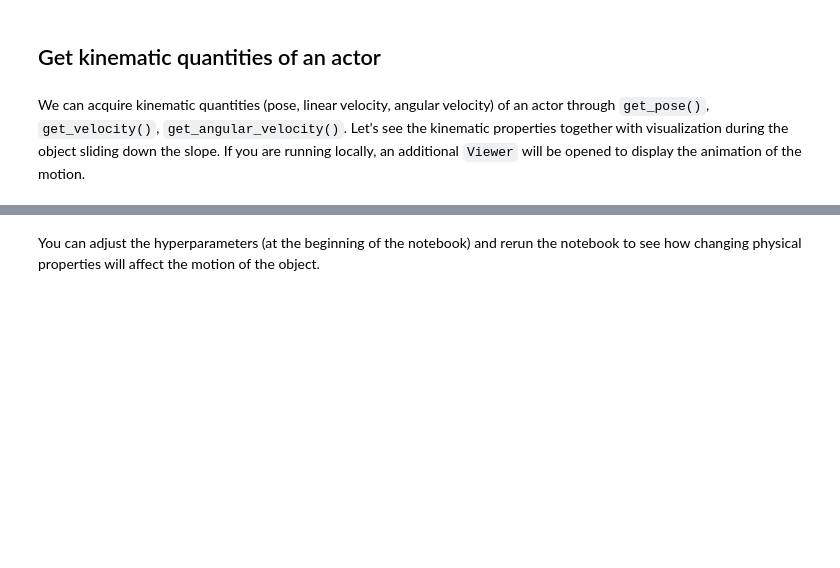
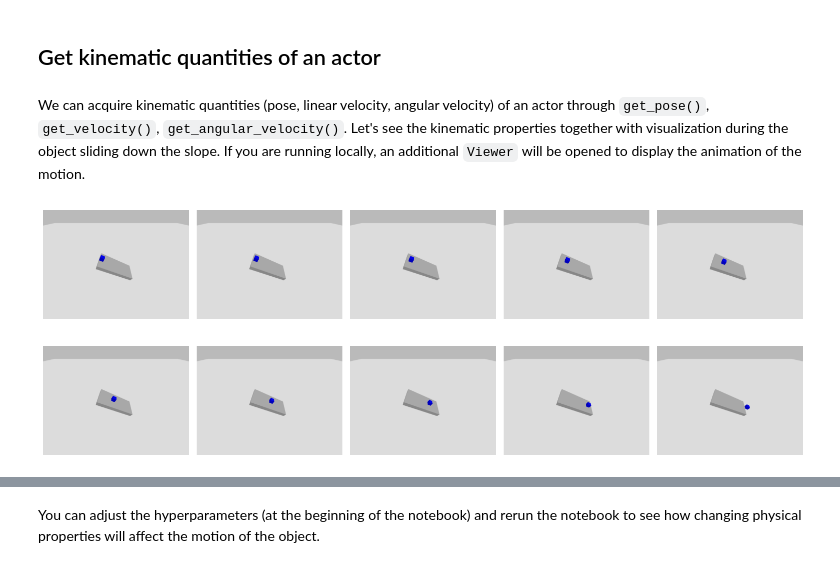
Before and after one commit to CR400AFLUO/computer-networking-learn-cs144, a Jupyter notebook: basics/3_physics.ipynb, the cells around one changed output, grey strips where cells are left out. Cells and saved outputs as stored; diff of their text form; code cells hidden in the pictures; blank space fills up the shorter version.

```diff
--- a/basics/3_physics.ipynb
+++ b/basics/3_physics.ipynb
@@ -253,5 +261,20 @@ TypeError: ActorBuilder.add_box_visual() got an unexpected keyword argument 'col
 ## Set damping for the actor
 # %% [markdown]
 Sometimes, you might model some resistance proportional to (linear or angular) velocity, like air resistance. It can be achieved by setting the **damping** of an actor.
-# %%
-actor.set_damping(linear=linear_damping, angular=angular_damping)
+# %%
+# SAPIEN 3.0 适配写法
+rigid_component = None
+
+# 1. 遍历实体的所有组件，寻找动态物理组件
+for component in actor.get_components():
+    if isinstance(component, sapien.physx.PhysxRigidDynamicComponent):
+        rigid_component = component
+        break
+
+# 2. 如果找到了，则设置阻尼属性
+if rigid_component:
+    rigid_component.linear_damping = linear_damping
+    rigid_component.angular_damping = angular_damping
+    print(f"成功设置阻尼: linear={linear_damping}, angular={angular_damping}")
+else:
+    print("错误：该 actor 没有动态物理组件（PhysxRigidDynamicComponent），无法设置阻尼。")
@@ -260,69 +285,90 @@ actor.set_damping(linear=linear_damping, angular=angular_damping)
 # %% [markdown]
 We can acquire kinematic quantities (pose, linear velocity, angular velocity) of an actor through `get_pose()`, `get_velocity()`, `get_angular_velocity()`. Let's see the kinematic properties together with visualization during the object sliding down the slope. If you are running locally, an additional `Viewer` will be opened to display the animation of the motion.
 # %%
+# --- 1. 灯光与相机设置 ---
 scene.set_ambient_light([0.5, 0.5, 0.5])
 scene.add_directional_light([0, 1, -1], [0.5, 0.5, 0.5])
 
 camera = scene.add_camera(name='camera', width=1024, height=768, fovy=1.57, near=0.1, far=100)
-camera.set_pose(sapien.Pose([-1.04541, 0, 1.54541], [0.92388, 0, 0.382683, 0]))
+# SAPIEN 3.0 修正：使用 set_entity_pose 消除警告
+camera.set_entity_pose(sapien.Pose([-1.04541, 0, 1.54541], [0.92388, 0, 0.382683, 0]))
 
+# --- 2. 准备数据容器 ---
 plt.figure(figsize=(15, 6))
-
 step = []
 pose = []
 velocity = []
 angular_velocity = []
 
+# 确保我们能拿到物理组件来读取速度
+rigid_component = None
+for component in actor.get_components():
+    if isinstance(component, sapien.physx.PhysxRigidDynamicComponent):
+        rigid_component = component
+        break
+
+# --- 3. 仿真循环 ---
 if IN_COLAB:
     for steps in range(100):
         scene.step()
 
         if steps % 10 == 0:
-            # Visualization
+            # 渲染可视化
             scene.update_render()
             camera.take_picture()
-            rgba = camera.get_color_rgba()
-            plt.subplot(2, 5, steps//10+1)
-            plt.imshow(rgba[..., :3])
 
-            # Save kinematic quantities
+            # SAPIEN 3.0 关键修正：使用 get_picture("Color") 获取图片数据
+            # 这里的 "Color" 对应原先的 RGBA 数据
+            rgba = camera.get_picture("Color")
+
+            plt.subplot(2, 5, steps // 10 + 1)
+            plt.imshow(rgba[..., :3]) # 只取 RGB 通道进行显示
+            plt.axis('off')
+
+            # 保存运动学数据
             step.append(steps)
             pose.append(actor.get_pose())
-            velocity.append(actor.get_velocity())
-            angular_velocity.append(actor.get_angular_velocity())
+
+            if rigid_component:
+                velocity.append(rigid_component.get_linear_velocity())
+                angular_velocity.append(rigid_component.get_angular_velocity())
+            else:
+                velocity.append(np.array([0, 0, 0]))
+                angular_velocity.append(np.array([0, 0, 0]))
 else:
+    # 本地 Viewer 逻辑（适配 SAPIEN 3.0）
     from sapien.utils import Viewer
-    viewer = Viewer(renderer)
+    viewer = Viewer()
     viewer.set_scene(scene)
-    viewer.set_camera_xyz(x=-1, y=0, z=1.5)
-    viewer.set_camera_rpy(r=0, p=-np.arctan2(2, 2), y=0)
-    viewer.window.set_camera_parameters(near=0.05, far=100, fovy=1)
 
     steps = 0
     while not viewer.closed:
         scene.step()
         scene.update_render()
         viewer.render()
 
         if steps < 100 and steps % 10 == 0:
-            # Visualization
-            scene.update_render()
             camera.take_picture()
-            rgba = camera.get_color_rgba()
-            plt.subplot(2, 5, steps//10+1)
+            rgba = camera.get_picture("Color")
+            plt.subplot(2, 5, steps // 10 + 1)
             plt.imshow(rgba[..., :3])
 
-            # Save kinematic quantities
             step.append(steps)
             pose.append(actor.get_pose())
-            velocity.append(actor.get_velocity())
-            angular_velocity.append(actor.get_angular_velocity())
-
+            if rigid_component:
+                velocity.append(rigid_component.get_linear_velocity())
+                angular_velocity.append(rigid_component.get_angular_velocity())
         steps += 1
 
+plt.tight_layout()
 plt.show()
+
+# --- 4. 打印结果 ---
+print("\n--- Simulation Results ---")
 for i in range(len(step)):
-    print("step: ", step[i])
-    print("Pose: ", pose[i])
-    print("Velocity: ", velocity[i])
-    print("Angular velocity: ", angular_velocity[i])
+    print(f"Step: {step[i]}")
+    print(f"  Pose: p={pose[i].p}, q={pose[i].q}")
+    print(f"  Linear Velocity: {velocity[i]}")
+    print(f"  Angular Velocity: {angular_velocity[i]}")
+# %% [output]
+[figure, added]
```
Also changed, not shown: parts of 4 cells of this notebook.
